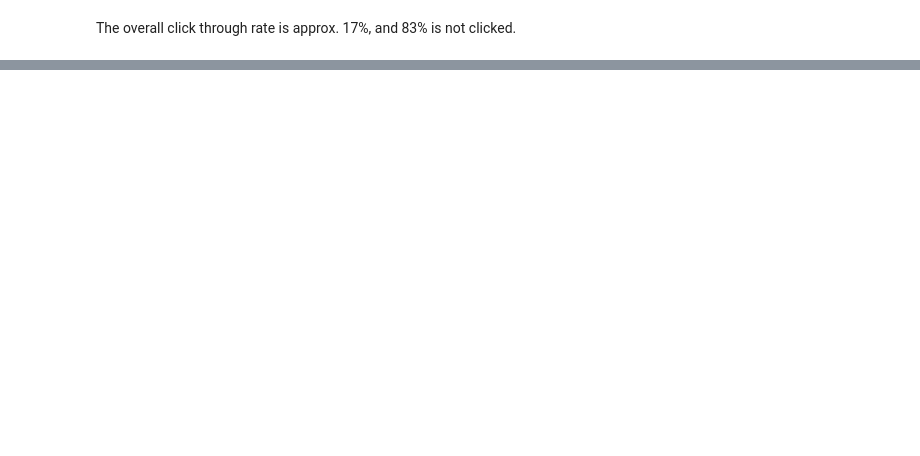
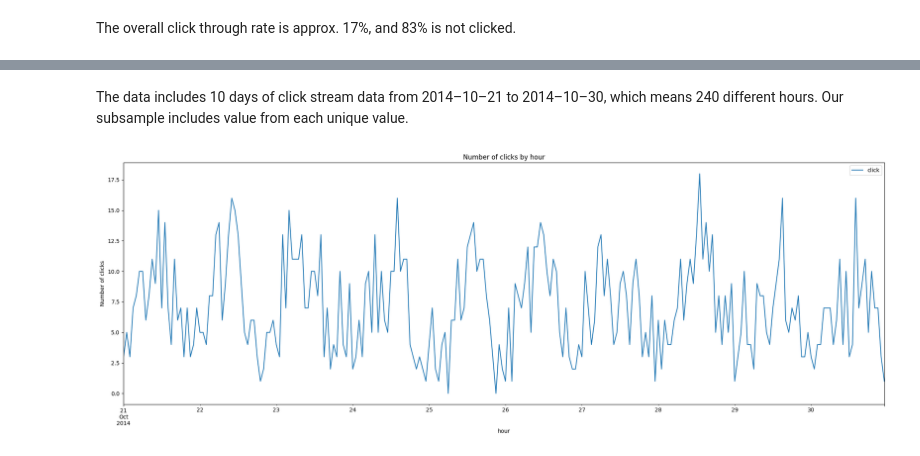
Before and after one commit to ftmoztl/CTR-prediction-with-catboost, a Jupyter notebook: CTR-analysis-prediction.ipynb, the cells around one changed output, grey strips where cells are left out. Saved outputs shown, nothing was run; the diff lists cells and outputs as text; code cells hidden in the pictures; blank space fills up the shorter version.

```diff
--- a/CTR-analysis-prediction.ipynb
+++ b/CTR-analysis-prediction.ipynb
@@ -120,0 +132,8 @@ The overall click through rate is approx. 17%, and 83% is not clicked.
+# %% [markdown]
+The data includes 10 days of click stream data from 2014–10–21 to 2014–10–30, which means 240 different hours. Our subsample includes value from each unique value.
+# %%
+train.groupby('hour').agg({'click':'sum'}).plot(figsize=(25,8))
+plt.ylabel('Number of clicks')
+plt.title('Number of clicks by hour')
+# %% [output]
+[figure, added]
```
Also changed, not shown: parts of 6 cells of this notebook.
